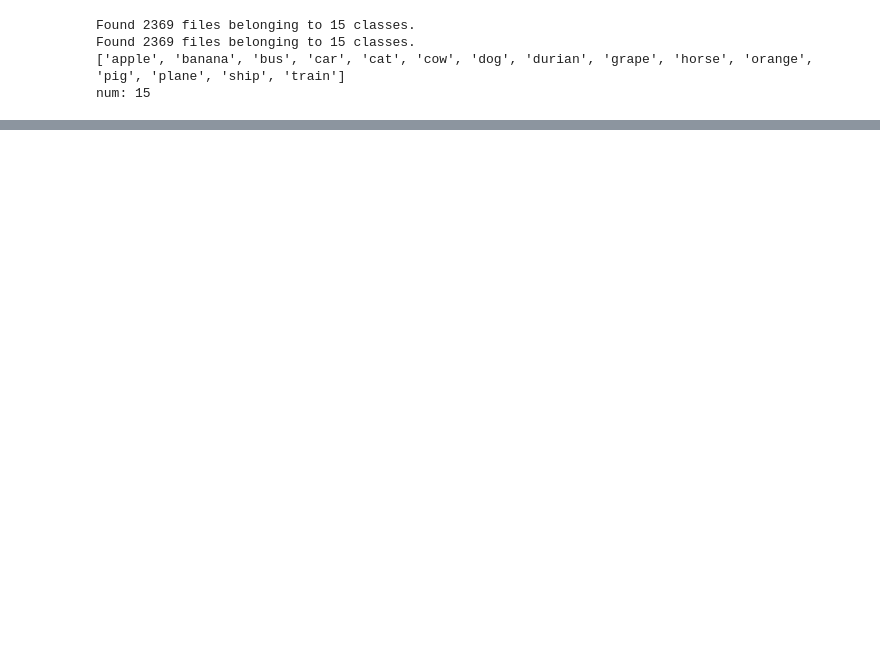
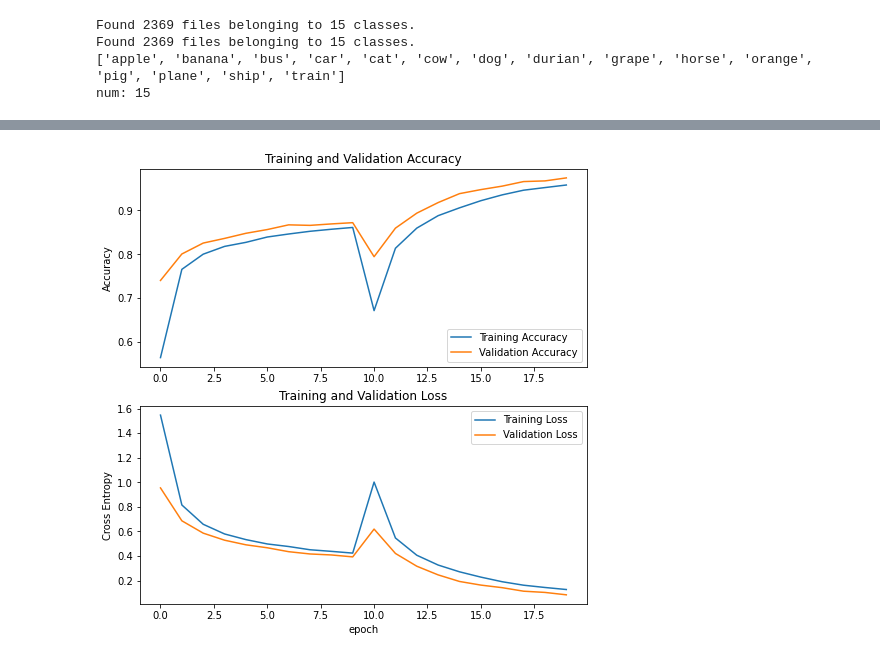
Before and after one commit to FredBill1/TFLite_Smartcar, a Jupyter notebook: src/train.ipynb, the cells around one changed output, grey strips where cells are left out. Saved outputs shown, nothing was run; the diff lists cells and outputs as text; code cells hidden in the pictures; blank space fills up the shorter version.

```diff
--- a/src/train.ipynb
+++ b/src/train.ipynb
@@ -59,4 +74,4 @@ for images, labels in train_ds.take(1):
 # %%
-model = get_EfficientNetV2B0(IMG_SIZE, num_classes)
+base_model, model = get_EfficientNetV2B1(IMG_SIZE, num_classes, trainable=False)
 model.summary()
 # %% [output]
@@ -79,7 +94 @@ Non-trainable params: 60,608
 _________________________________________________________________
-# %%
-model.compile(
-    optimizer="adam",
-    loss=tf.keras.losses.SparseCategoricalCrossentropy(),
-    metrics=['accuracy']
-)
@@ -91,15 +94,0 @@ print(export_path)
-# %%
-model_checkpoint_callback = tf.keras.callbacks.ModelCheckpoint(
-    filepath=export_path,
-    save_best_only=True,
-    monitor="val_loss",
-    mode='min',
-)
-
-history = model.fit(
-    train_ds,
-    # initial_epoch=50,
-    epochs=5,
-    validation_data=val_ds,
-    callbacks=[model_checkpoint_callback],
-)
@@ -144,0 +116,20 @@ plt.show()
+# %%
+learning_rate = 0.0001
+
+model.compile(
+    # optimizer=tf.keras.optimizers.Adam(learning_rate=learning_rate),
+    optimizer=tf.keras.optimizers.Adam(learning_rate=learning_rate / 10),
+    loss=tf.keras.losses.SparseCategoricalCrossentropy(),
+    metrics=['accuracy']
+)
+
+history = model.fit(
+    train_ds,
+    initial_epoch=10,
+    epochs=20,
+    validation_data=val_ds,
+    callbacks=[model_checkpoint_callback],
+)
+historyViewer.update(history)
+historyViewer.show()
+# %% [output]
@@ -144,0 +156 @@ plt.show()
+[figure, added]
```
Also changed, not shown: parts of 9 cells of this notebook, 4 other files.
